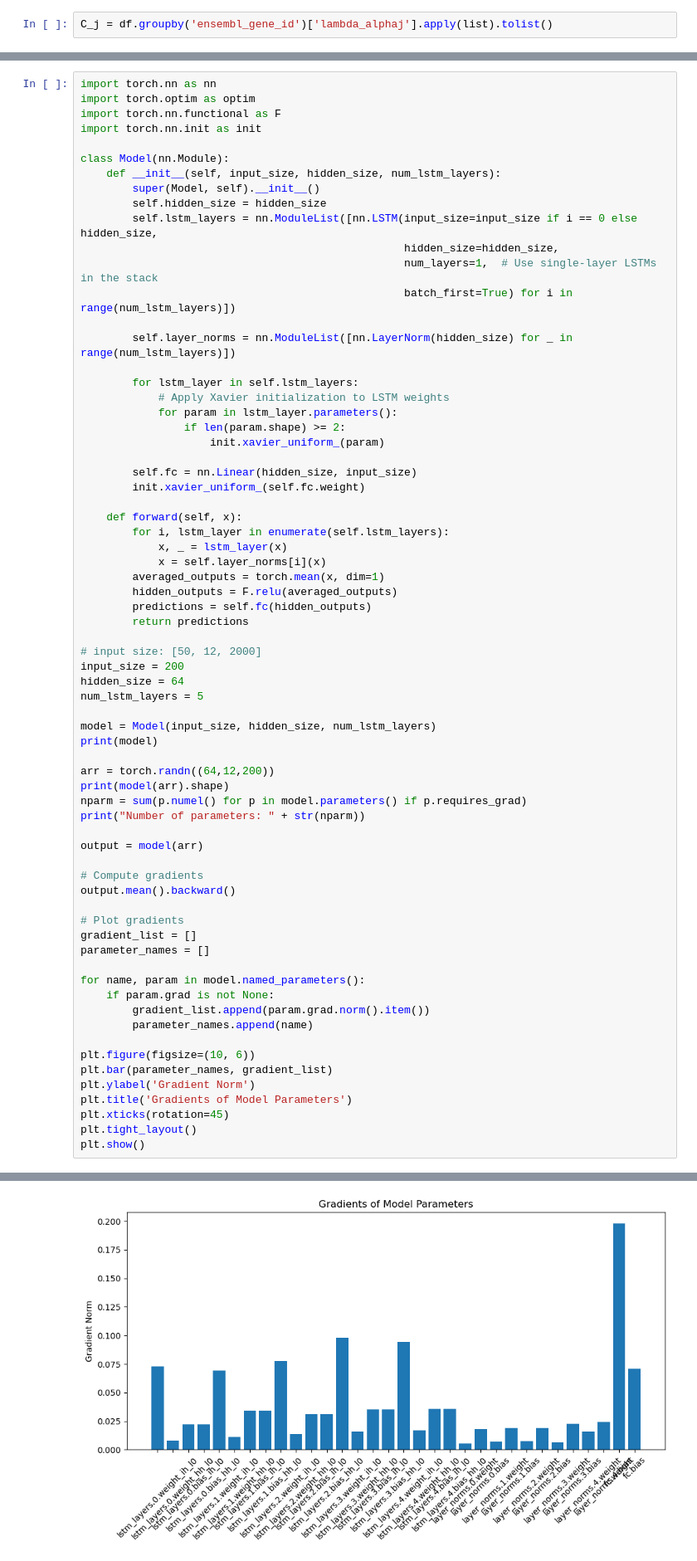
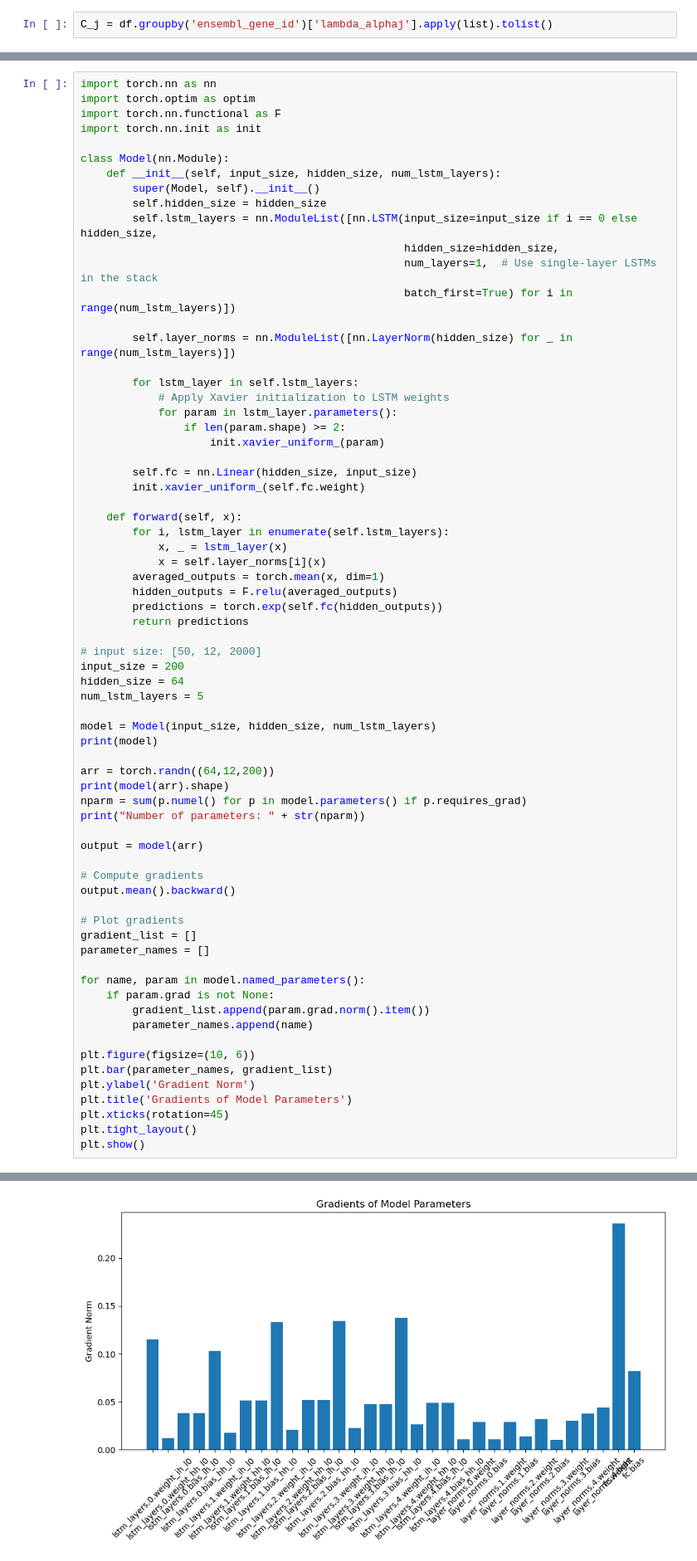
Before and after one commit to rebeccaHassett/RNA_Transcription_NN, a Jupyter notebook: rna_transcription_lstm.ipynb, the cells around one changed output, grey strips where cells are left out. Shown at 83% size. Drawn from its saved outputs; the diff is of its cells as text.

```diff
--- a/rna_transcription_lstm.ipynb
+++ b/rna_transcription_lstm.ipynb
@@ -133,7 +133,7 @@ class Model(nn.Module):
             x = self.layer_norms[i](x)
         averaged_outputs = torch.mean(x, dim=1)
         hidden_outputs = F.relu(averaged_outputs)
-        predictions = self.fc(hidden_outputs)
+        predictions = torch.exp(self.fc(hidden_outputs))
         return predictions
 
 # input size: [50, 12, 2000]
@@ -156,32 +156,32 @@ output.mean().backward()
 
 # Plot gradients
 gradient_list = []
 parameter_names = []
 
 for name, param in model.named_parameters():
     if param.grad is not None:
         gradient_list.append(param.grad.norm().item())
         parameter_names.append(name)
 
 plt.figure(figsize=(10, 6))
 plt.bar(parameter_names, gradient_list)
 plt.ylabel('Gradient Norm')
 plt.title('Gradients of Model Parameters')
 plt.xticks(rotation=45)
 plt.tight_layout()
 plt.show()
 # %% [output]
 Model(
   (lstm_layers): ModuleList(
     (0): LSTM(200, 64, batch_first=True)
     (1-4): 4 x LSTM(64, 64, batch_first=True)
   )
   (layer_norms): ModuleList(
     (0-4): 5 x LayerNorm((64,), eps=1e-05, elementwise_affine=True)
   )
   (fc): Linear(in_features=64, out_features=200, bias=True)
 )
 torch.Size([64, 200])
 Number of parameters: 214856
-[figure, old version]
+[figure, new version]
 # %%
```
Also changed, not shown: parts of 5 cells of this notebook, 1 other file.
